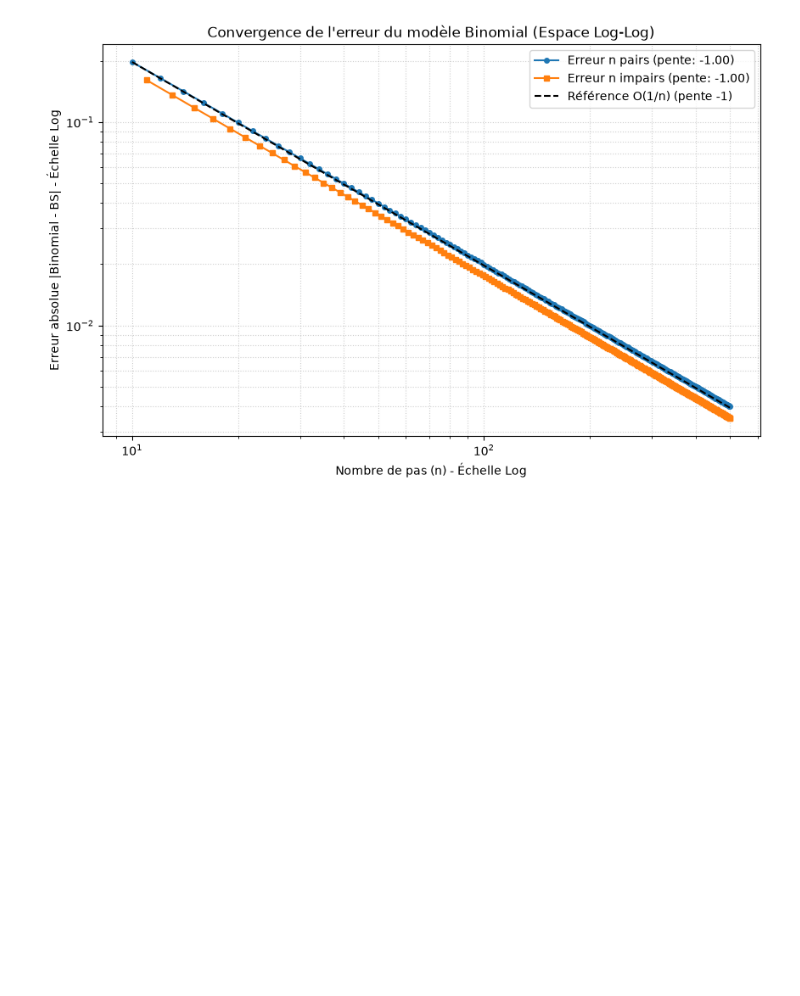
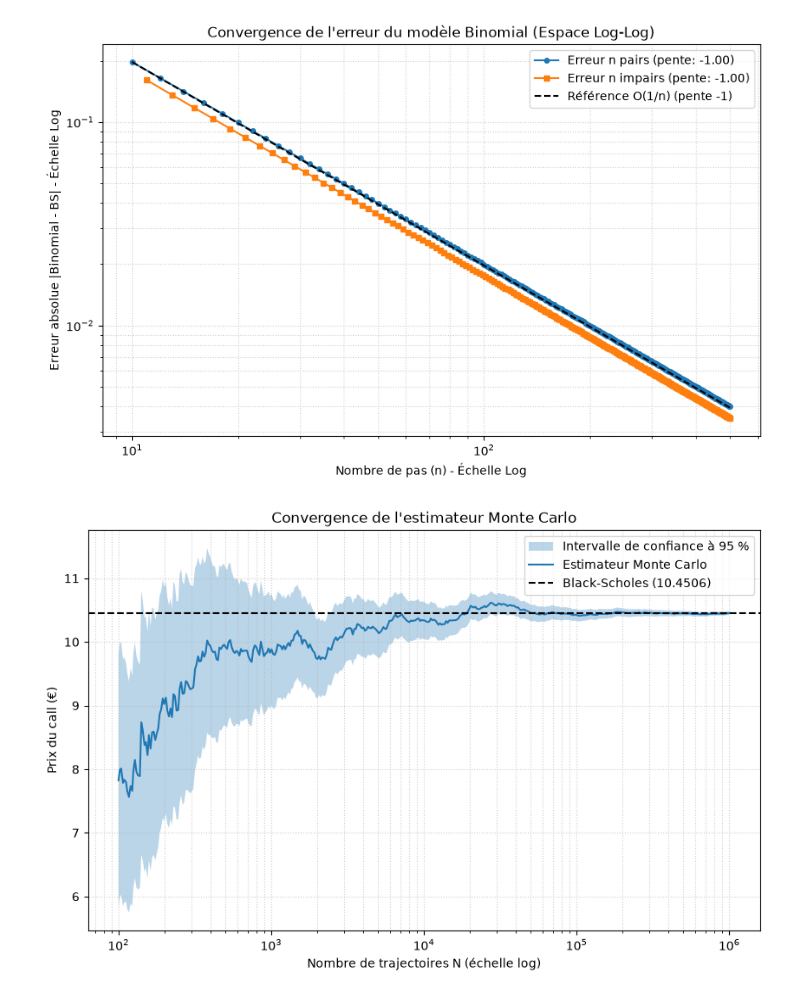
Before and after one commit to elhassanabounnaim-commits/option-pricing, a Jupyter notebook: notebooks/convergence_binom_black_scholes.ipynb, the cells around one changed output. Saved outputs shown, nothing was run; the diff lists cells and outputs as text; code cells hidden in the pictures; blank space fills up the shorter version.

```diff
--- a/notebooks/convergence_binom_black_scholes.ipynb
+++ b/notebooks/convergence_binom_black_scholes.ipynb
@@ -98,3 +149,45 @@ plt.grid(True, which="both", ls=":", alpha=0.6)
 plt.show()
 # %% [output]
 [figure]
+# %%
+import numpy as np
+import matplotlib.pyplot as plt
+from pricing.black_scholes import black_scholes
+
+S0, K, T, r, sigma = 100.0, 100.0, 1.0, 0.05, 0.2
+N_max = 1_000_000
+bs_price = black_scholes(S0, K, T, r, sigma, "call")
+
+rng = np.random.default_rng(42)
+Z = rng.standard_normal(N_max)
+S_T = S0 * np.exp((r - sigma**2 / 2) * T + sigma * np.sqrt(T) * Z)
+X = np.exp(-r * T) * np.maximum(S_T - K, 0.0)
+
+n = np.arange(1, N_max + 1)
+running_mean = np.cumsum(X) / n
+running_mean_sq = np.cumsum(X**2) / n
+running_var = n / np.maximum(n - 1, 1) * (running_mean_sq - running_mean**2)
+running_se = np.sqrt(running_var / n)
+
+idx = np.unique(np.logspace(2, 6, 400).astype(int)) - 1
+n_plot = n[idx]
+mean_plot = running_mean[idx]
+se_plot = running_se[idx]
+
+plt.figure(figsize=(10, 6))
+plt.fill_between(n_plot,
+                 mean_plot - 1.96 * se_plot,
+                 mean_plot + 1.96 * se_plot,
+                 alpha=0.3, label="Intervalle de confiance à 95 %")
+plt.semilogx(n_plot, mean_plot, label="Estimateur Monte Carlo")
+plt.axhline(bs_price, linestyle="--", color="black",
+            label=f"Black-Scholes ({bs_price:.4f})")
+
+plt.xlabel("Nombre de trajectoires N (échelle log)")
+plt.ylabel("Prix du call (€)")
+plt.title("Convergence de l'estimateur Monte Carlo")
+plt.legend()
+plt.grid(True, which="both", ls=":", alpha=0.6)
+plt.show()
+# %% [output]
+[figure, added]
```
Also changed, not shown: parts of 1 cell of this notebook, 1 other file.
